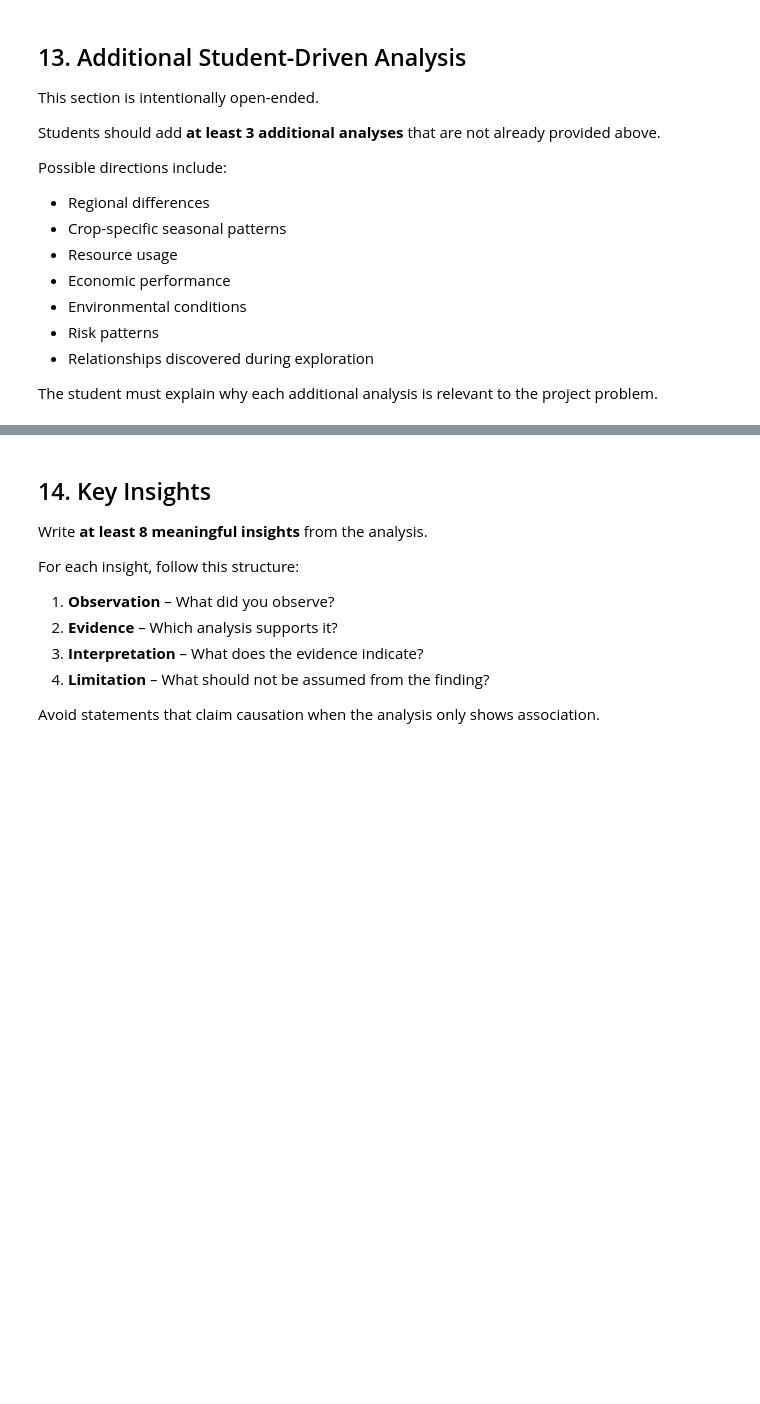
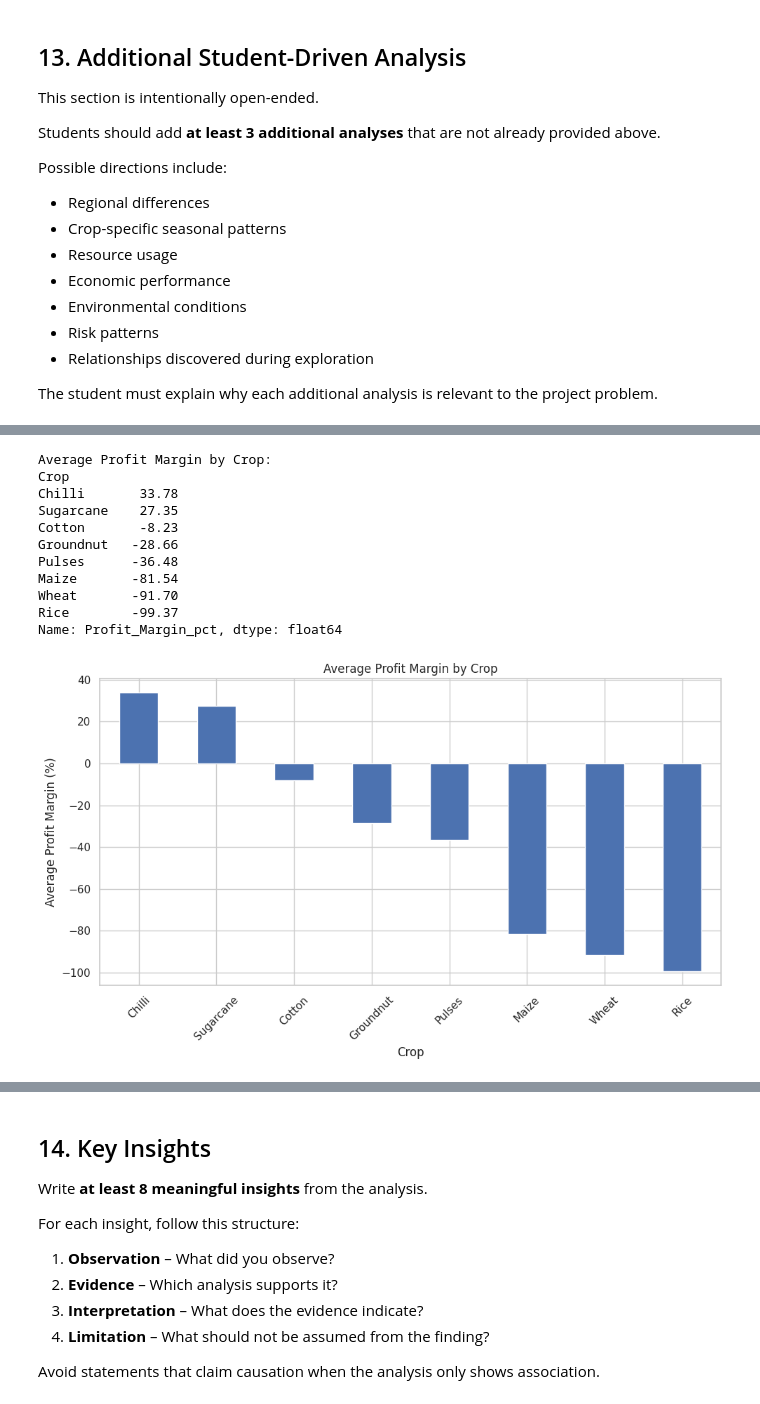
Before and after one commit to priyarana154/Seasonal-Agriculture-Performance-Analysis, a Jupyter notebook: Seasonal_Agriculture_Performance_Data_Analytics.ipynb, the cells around one changed output, grey strips where cells are left out. Drawn from its saved outputs; the diff is of its cells as text; code cells hidden in the pictures; blank space fills up the shorter version.

```diff
--- a/Seasonal_Agriculture_Performance_Data_Analytics.ipynb
+++ b/Seasonal_Agriculture_Performance_Data_Analytics.ipynb
@@ -874,4 +902,48 @@ The student must explain why each additional analysis is relevant to the project
 # %%
 # Student Analysis 2
 # Write your own analytical question here.
+# Which crops provide better profitability relative to their generated revenue?
+# Visualization:
+# Bar chart comparing average profit margin across crops.
+
+# Interpretation:
+# Crops with higher profit margins generate a greater proportion of their revenue as profit, while lower or negative margins indicate lower profitability or losses.
+df['Profit_Margin_pct'] = (
+    df['Profit_INR'] / df['Revenue_INR']
+) * 100
+
+# Calculate average profit margin for each crop
+crop_profit_margin = (
+    df.groupby('Crop')['Profit_Margin_pct']
+    .mean()
+    .sort_values(ascending=False)
+)
+
+print("Average Profit Margin by Crop:")
+print(crop_profit_margin)
+
+# Visualization
+plt.figure(figsize=(10, 6))
+
+crop_profit_margin.plot(kind='bar')
+
+plt.title('Average Profit Margin by Crop')
+plt.xlabel('Crop')
+plt.ylabel('Average Profit Margin (%)')
+plt.xticks(rotation=45)
+plt.tight_layout()
+plt.show()
+# %% [output]
+Average Profit Margin by Crop:
+Crop
+Chilli       33.78
+Sugarcane    27.35
+Cotton       -8.23
+Groundnut   -28.66
+Pulses      -36.48
+Maize       -81.54
+Wheat       -91.70
+Rice        -99.37
+Name: Profit_Margin_pct, dtype: float64
+[figure, added]
 # %%
```
Also changed, not shown: parts of 5 cells of this notebook.
